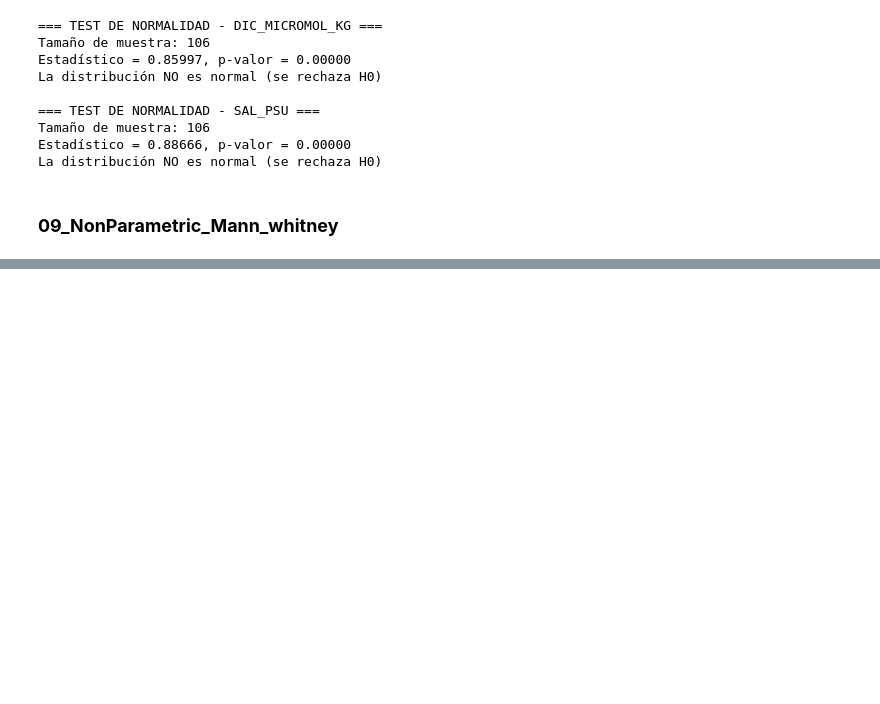
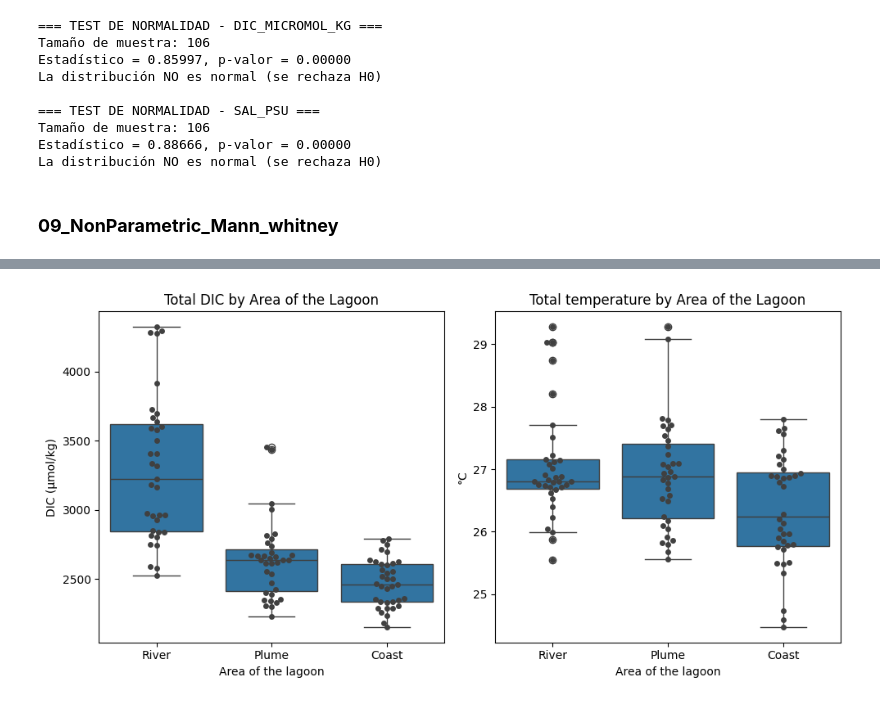
Before and after one commit to omarpiedras/ICMyL-CursoPy, a Jupyter notebook: curso_ejercicios/semana02.ipynb, the cells around one changed output, grey strips where cells are left out. Saved outputs shown, nothing was run; the diff lists cells and outputs as text; code cells hidden in the pictures; blank space fills up the shorter version.

```diff
--- a/curso_ejercicios/semana02.ipynb
+++ b/curso_ejercicios/semana02.ipynb
@@ -385,0 +406,4 @@ plt.show()
+# %%
+from scipy.stats import kruskal
+import scikit_posthocs as sp
+tests10 = pd.read_csv("../folder_datos/Terminos_lagoon_TA_DIC_2023_RawData.csv")
@@ -385,0 +447,18 @@ plt.show()
+# %%
+fig, (ax1,ax2)= plt.subplots(1,2,figsize=(10,5))
+# Primer boxplot - DIC
+sns.boxplot(x='area', y='dic_micromol_kg', data=tests10, ax=ax1)
+sns.swarmplot(x='area', y='dic_micromol_kg', data=tests10, color=".25", ax=ax1)
+ax1.set_xlabel('Area of the lagoon')
+ax1.set_ylabel('DIC (μmol/kg)')
+ax1.set_title('Total DIC by Area of the Lagoon')
+# Segundo boxplot - Temperatura
+sns.boxplot(x='area', y='temp_c', data=tests10, ax=ax2)
+sns.swarmplot(x='area', y='temp_c', data=tests10, color=".25", ax=ax2)
+ax2.set_xlabel('Area of the lagoon')
+ax2.set_ylabel('°C')
+ax2.set_title('Total temperature by Area of the Lagoon')
+plt.tight_layout()
+plt.show()
+# %% [output]
+[figure, added]
```
Also changed, not shown: parts of 19 cells of this notebook, 2 other files.
